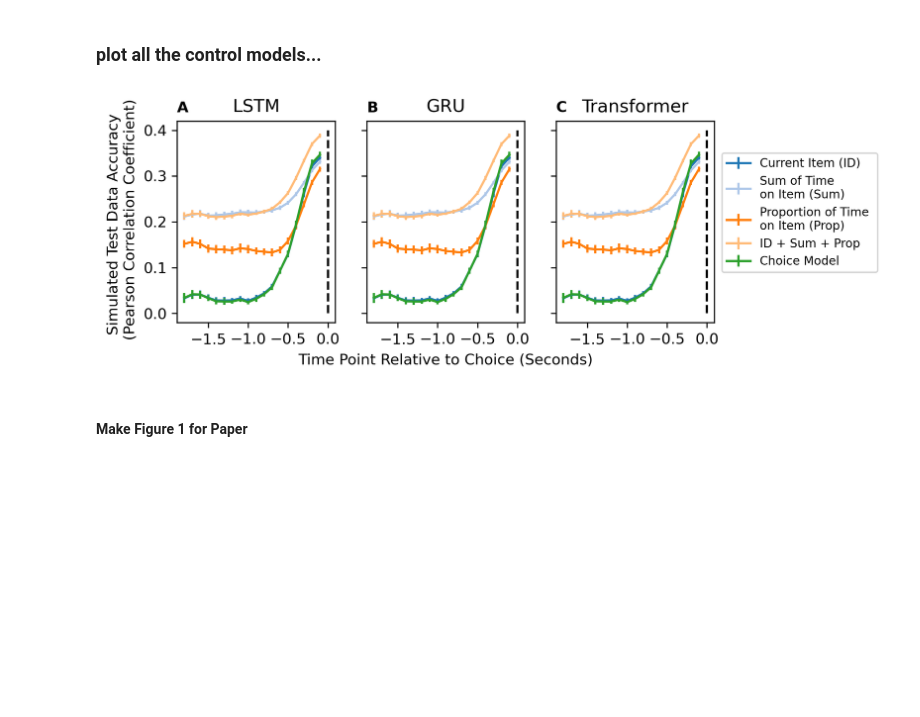
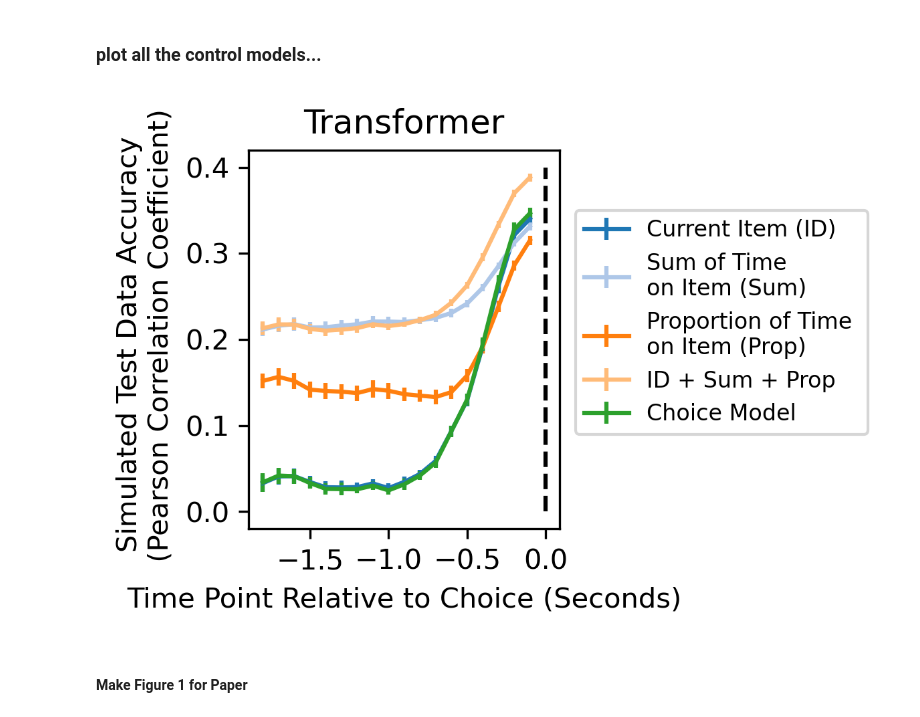
Before and after one commit to evanrussek/RNNs, a Jupyter notebook: MakeFigures.ipynb, the cells around one changed output. Saved outputs shown, nothing was run; the diff lists cells and outputs as text; code cells hidden in the pictures; blank space fills up the shorter version.

```diff
--- a/MakeFigures.ipynb
+++ b/MakeFigures.ipynb
@@ -177,57 +177,43 @@ plt.savefig("paper_figs/Train_Sim_Test_Sim_All_Models.png", format='png', transp
 # %%
 colors = plt.cm.tab20(range(5))
 # markers = matplotlib.lines.Line2D.markers.keys()
 
 
 train_name = train_names[0]
 
 these_fu = ['ID', 'sum', 'prop', 'all']
 fu_names = ['Current Item (ID)', 'Sum of Time \non Item (Sum)', 'Proportion of Time \non Item (Prop)', 'ID + Sum + Prop']
 
-fig,ax = plt.subplots(1,3, figsize = (6.5,2.5), dpi = 300, sharex = True, sharey = True)
+fig,ax = plt.subplots(1, figsize = (2,2.5), dpi = 300, sharex = True, sharey = True)
 
-for model_idx, model_name in enumerate(model_names):
+ax.set_title(model_name)
+
+these_tps = np.arange(-18,0,1)/10
+# do the fix_only model...
+
+for fu_idx, fu in enumerate(['ID', 'sum', 'prop', 'all']):
+    mn_r_by_n_back_c, sem_r_c = get_correlation_results_control(fu, c_d_model, c_sim_lr, 0, 5e5, 0, c_dropout, which_r_sim = 'r_sim_by_n_back', n_runs = 20)
+    ax.errorbar(these_tps,np.flip(mn_r_by_n_back_c[:-1]), yerr = np.flip(sem_r_c[:-1]), label = fu_names[fu_idx], color = colors[fu_idx])
+
+# choice then fix...
+mn_r_by_n_back_c, sem_r_c = get_correlation_results(model_name, train_name, which_r_sim = 'r_sim_by_n_back', choice_then_fix = True, n_runs = 20)
+ax.errorbar(these_tps,np.flip(mn_r_by_n_back_c[:-1]), yerr = np.flip(sem_r_c[:-1]), label = 'Choice Model', color = colors[fu_idx+1])
+ax.set_xticks([-1.5, -1, -.5, 0])
+ax.vlines(x=[0], ymin=0, ymax=.4, color='k', ls = '--')
 
 
-    # 'fu' results
-    # mn_r_by_n_back, sem_r = get_correlation_results(model_name, train_name, fix_unit = 'all', which_r_sim = 'r_sim_by_n_back', n_runs = 20)
-    # these_tps = np.arange(-18,0,1)
-    # ax[model_idx].plot(these_tps,np.flip(mn_r_by_n_back), 'r-', label='fixations + choice')
-    # ax[model_idx].errorbar(these_tps,np.flip(mn_r_by_n_back), yerr = sem_r, label = '{}: All'.format(model_name))
-    # ax[model_idx].errorbar(these_tps,np.flip(mn_r_by_n_back[:-1]), yerr = sem_r[:-1], label = '{}: all'.format(model_name))
-
-
-    ax[model_idx].set_title(model_name)
-
-    these_tps = np.arange(-18,0,1)/10
-    # do the fix_only model...
-
-    for fu_idx, fu in enumerate(['ID', 'sum', 'prop', 'all']):
-        mn_r_by_n_back_c, sem_r_c = get_correlation_results_control(fu, c_d_model, c_sim_lr, 0, 5e5, 0, c_dropout, which_r_sim = 'r_sim_by_n_back', n_runs = 20)
-        ax[model_idx].errorbar(these_tps,np.flip(mn_r_by_n_back_c[:-1]), yerr = np.flip(sem_r_c[:-1]), label = fu_names[fu_idx], color = colors[fu_idx])
-
-    # choice then fix...
-    mn_r_by_n_back_c, sem_r_c = get_correlation_results(model_name, train_name, which_r_sim = 'r_sim_by_n_back', choice_then_fix = True, n_runs = 20)
-    ax[model_idx].errorbar(these_tps,np.flip(mn_r_by_n_back_c[:-1]), yerr = np.flip(sem_r_c[:-1]), label = 'Choice Model', color = colors[fu_idx+1])
-    ax[model_idx].set_xticks([-1.5, -1, -.5, 0])
-    ax[model_idx].vlines(x=[0], ymin=0, ymax=.4, color='k', ls = '--')
-
-
-ax[2].legend(fontsize=8, loc = (1.05,.25))
+ax.legend(fontsize=8, loc = (1.05,.25))
 
 # ax[0].set_ylim(0,.8)
-ax[0].set_ylabel('Simulated Test Data Accuracy \n (Pearson Correlation Coefficient)');
-ax[1].set_xlabel('Time Point Relative to Choice (Seconds)')
+ax.set_ylabel('Simulated Test Data Accuracy \n (Pearson Correlation Coefficient)');
+ax.set_xlabel('Time Point Relative to Choice (Seconds)')
 
-labels = ['A', 'B', 'C']
-for i in range(3):
-    ax[i].set_title(labels[i], loc = 'Left', fontsize = 'medium', weight = 'bold')
 
 
 plt.savefig("paper_figs/Train_Sim_Test_Sim_All_Models_Control_Models.svg", format='svg', transparent=True,  bbox_inches='tight',pad_inches=0)
 plt.savefig("paper_figs/Train_Sim_Test_Sim_All_Models_Control_Models.png", format='png', transparent=True,  bbox_inches='tight',pad_inches=0)
 # %% [output]
-[figure, old version]
+[figure, new version]
 # %% [markdown]
 #### Make Figure 1 for Paper
 # %%
```
Also changed, not shown: parts of 1 cell of this notebook, 13 other files.
